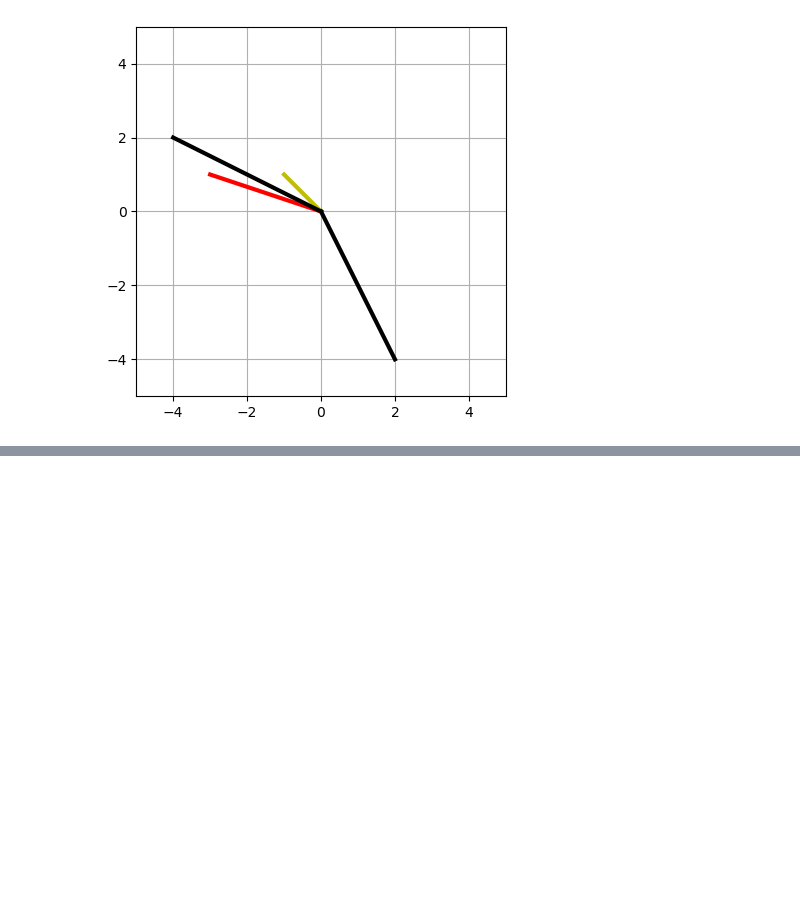
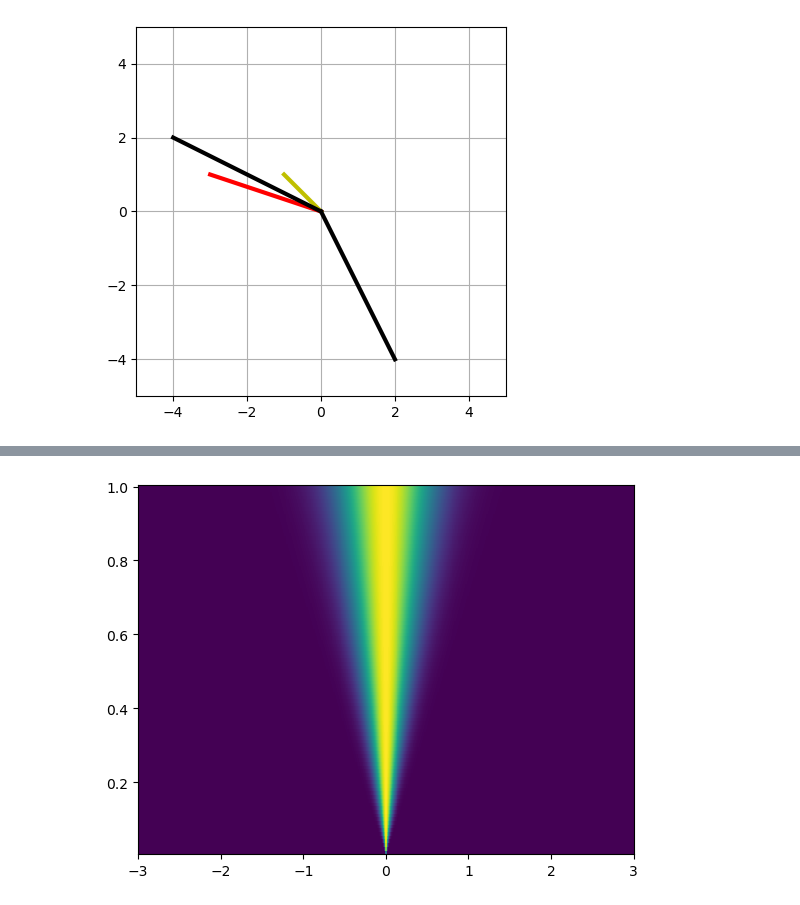
Before and after one commit to Kantulaev/ML_projects, a Jupyter notebook: lesson_5_algebra_2.ipynb, the cells around one changed output, grey strips where cells are left out. Cells and saved outputs as stored; diff of their text form; code cells hidden in the pictures; blank space fills up the shorter version.

Commit message:
pcolormesh gauss

```diff
--- a/lesson_5_algebra_2.ipynb
+++ b/lesson_5_algebra_2.ipynb
@@ -142,0 +156,18 @@ plt.show()
+# %%
+from sympy import plot
+
+
+t = np.linspace(-3, 3, 1001)
+
+matr = np.zeros((100, len(t)))
+h = np.zeros(100)
+
+for i in range(100):
+    h[i] = (i+1)/100
+    matr[i, :] = np.exp(-4*np.log(2)*t**2/h[i]**2)
+
+plt.pcolormesh(t,h,matr)
+
+plt.show()
+# %% [output]
+[figure, added]
```
Also changed, not shown: parts of 2 cells of this notebook, 1 other file.
